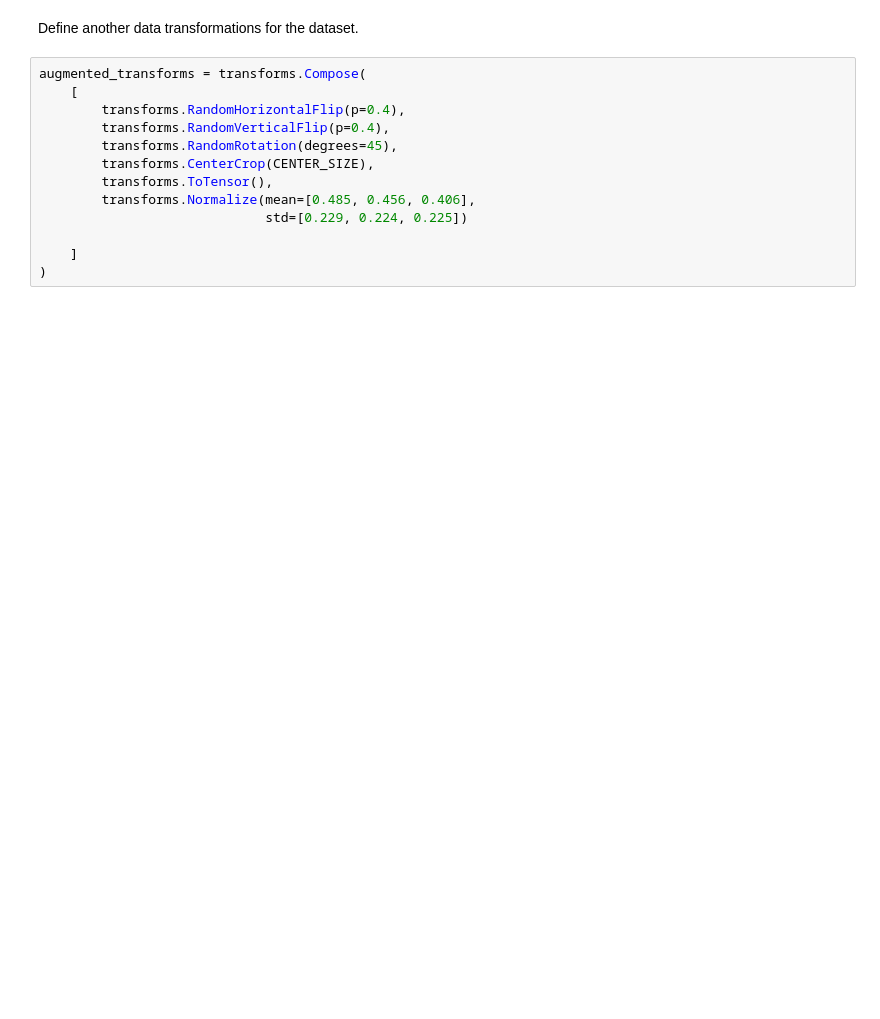
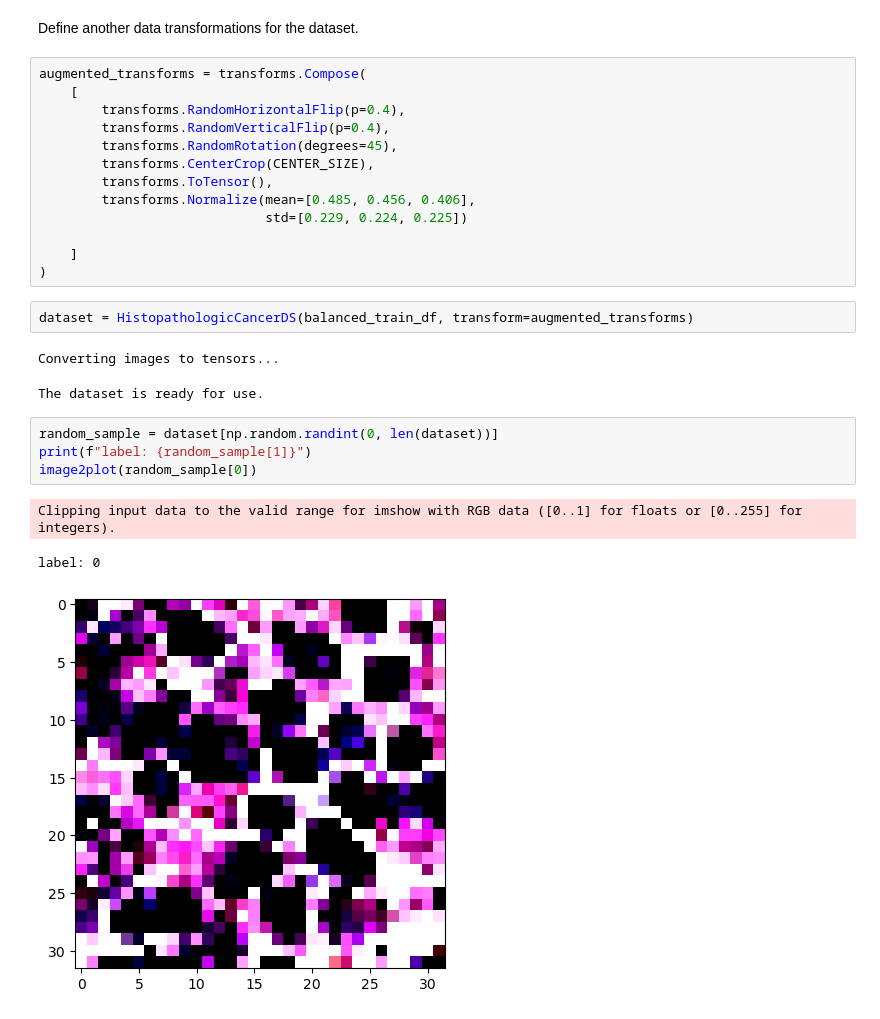
Before and after one commit to chukhranchick/histopathologic-cancer-detector, a Jupyter notebook: histopathologic-cancer-detection.ipynb, the cells around one changed output. Drawn from its saved outputs; the diff is of its cells as text; blank space fills up the shorter version.

```diff
--- a/histopathologic-cancer-detection.ipynb
+++ b/histopathologic-cancer-detection.ipynb
@@ -414,3 +446,16 @@ augmented_transforms = transforms.Compose(
 
     ]
 )
+# %%
+dataset = HistopathologicCancerDS(balanced_train_df, transform=augmented_transforms)
+# %% [output]
+Converting images to tensors...
+The dataset is ready for use.
+# %%
+random_sample = dataset[np.random.randint(0, len(dataset))]
+print(f"label: {random_sample[1]}")
+image2plot(random_sample[0])
+# %% [output]
+Clipping input data to the valid range for imshow with RGB data ([0..1] for floats or [0..255] for integers).
+label: 0
+[figure, added]
```
Also changed, not shown: parts of 21 cells of this notebook, 1 other file.
